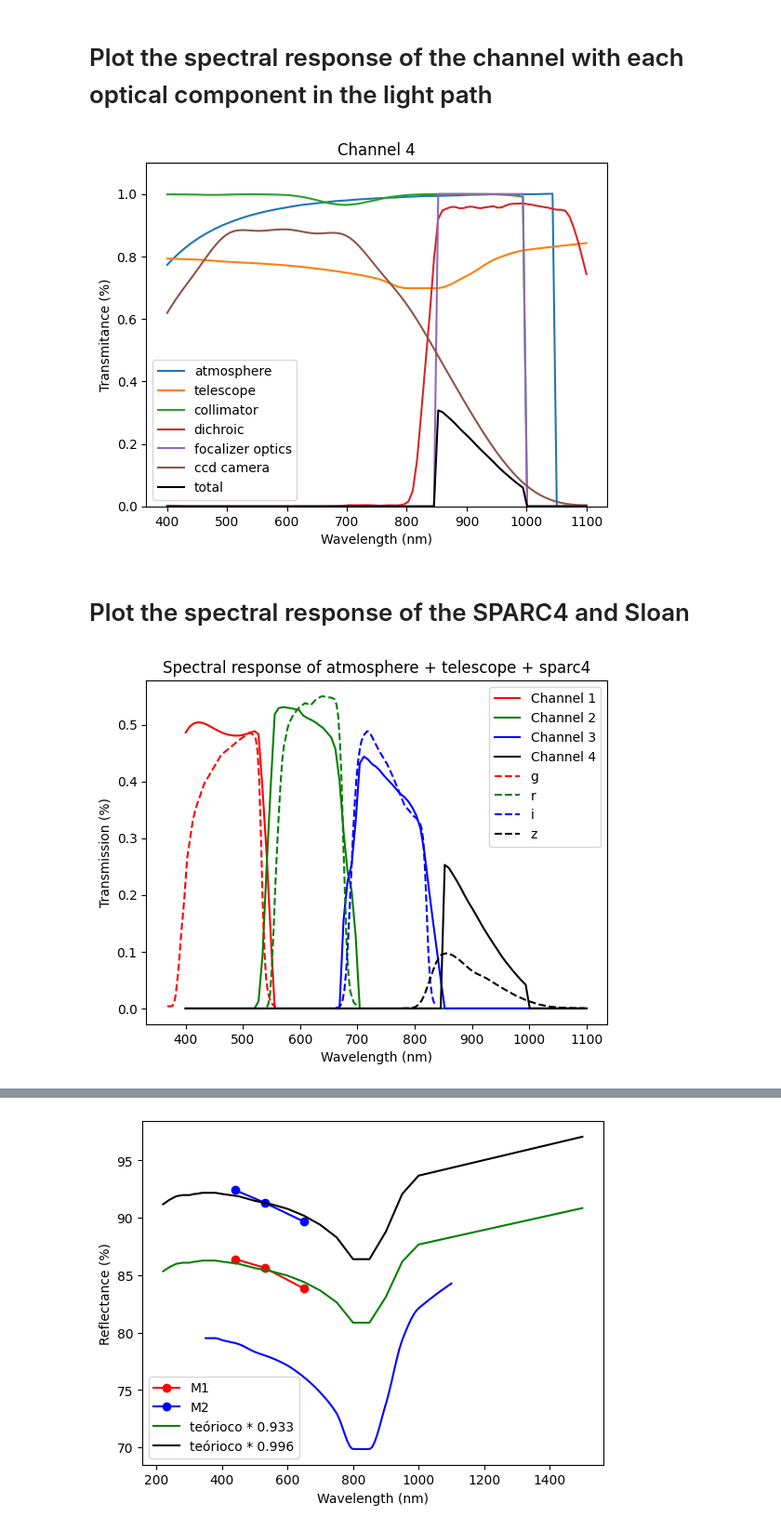
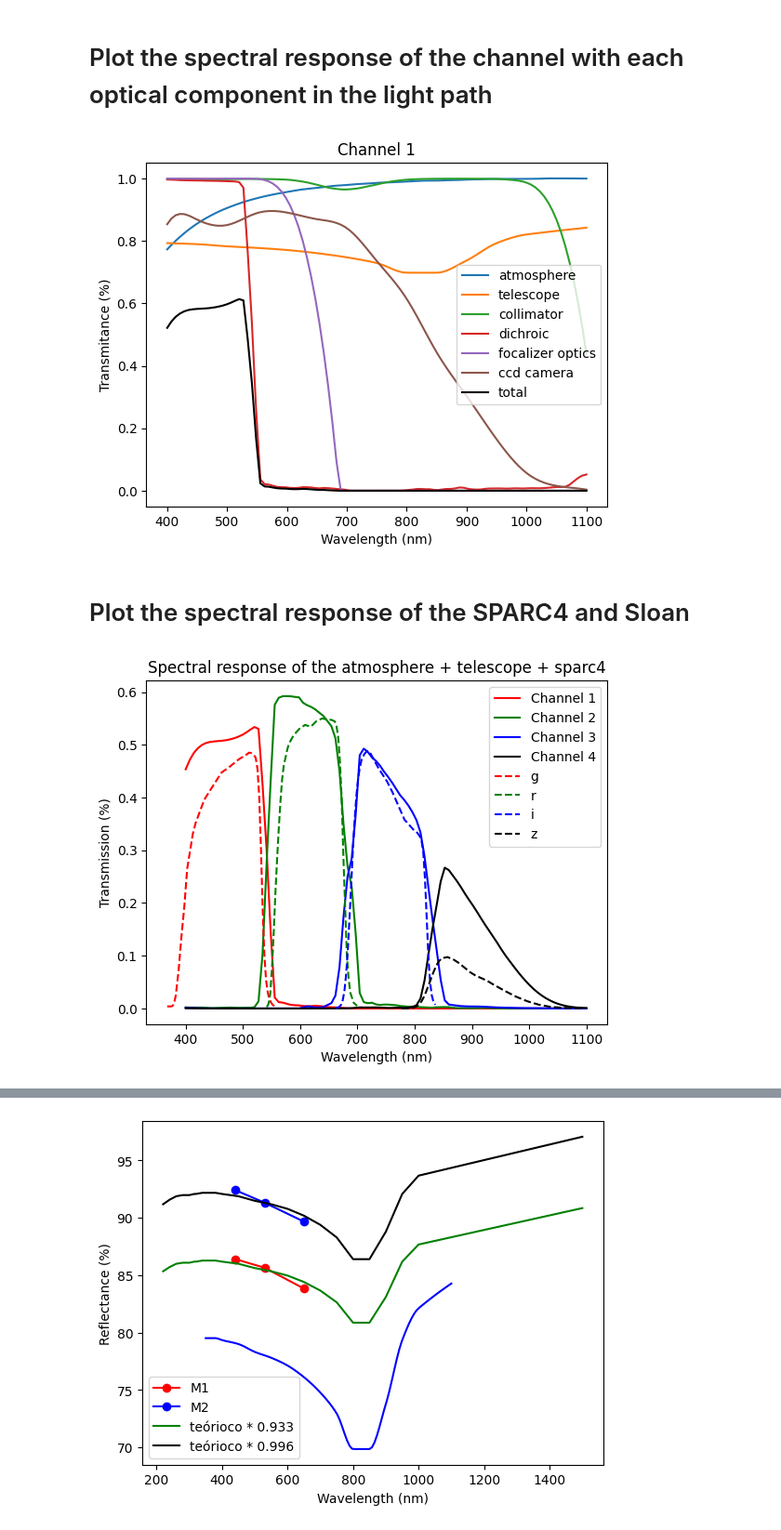
Before and after one commit to DBernardes/AIS, a Jupyter notebook: spectral_responses.ipynb, the cells around one changed output, grey strips where cells are left out. Shown at 93% size. Cells and saved outputs as stored; diff of their text form; code cells hidden in the pictures.

Commit message:
fixing the atmospheric spectral response

```diff
--- a/spectral_responses.ipynb
+++ b/spectral_responses.ipynb
@@ -40,43 +40,43 @@ sr = atm.get_spectral_response(wv, 1, 'photometric')
 sr_total *= sr
 plt.plot(wv, sr, label='atmosphere')
 
 tel = Telescope()
 sr = tel.get_spectral_response(wv)
 sr_total *= sr
 plt.plot(wv, sr, label='telescope')
 
-_channel_id = 4
+_channel_id = 1
 channel = Channel(_channel_id)
 sr = channel.get_spectral_response(wv, 'collimator.csv')
 sr_total *= sr
 plt.plot(wv, sr, label='collimator')
 sr = channel.get_spectral_response(wv, f'Channel {_channel_id}/dichroic.csv')
 sr_total *= sr
 plt.plot(wv, sr, label='dichroic')
 sr = channel.get_spectral_response(wv, f'Channel {_channel_id}/camera.csv')
 sr_total *= sr
 plt.plot(wv, sr, label='focalizer optics')
 sr = channel.get_spectral_response(wv, f'Channel {_channel_id}/ccd.csv')
 sr_total *= sr
 plt.plot(wv, sr, label='ccd camera')
 
 
 plt.plot(wv, sr_total, 'k', label='total')
-plt.legend()
-plt.ylim(0, 1.1)
+plt.legend()#loc='lower right')
+#plt.ylim(0, 1.1)
 plt.xlabel('Wavelength (nm)')
 plt.ylabel('Transmitance (%)')
 plt.title(f'Channel {_channel_id}')
 plt.savefig(os.path.join('notebook','figures', f'Channel {_channel_id}.png'))
 plt.show()
 # %% [output]
-[figure, old version]
+[figure, new version]
 # %% [markdown]
 # Plot the spectral response of the SPARC4 and Sloan
 # %%
 
 
-from AIS.Spectral_Response import Channel, Atmosphere, Telescope
+from AIS.Artificial_Image_Simulator import Artificial_Image_Simulator
 import matplotlib.pyplot as plt
 import numpy as np
 import pandas as pd
@@ -84,20 +84,18 @@ import os
 
 sed = np.ones(100)
 wv = np.linspace(400, 1100, 100)
-atm = Atmosphere()
-sr = atm.get_spectral_response(wv, 1, 'photometric')
-tel = Telescope()
-sr *= tel.get_spectral_response(wv)
 colors = ['r', 'g', 'b', 'k']
+ccd_operation_mode = {
+    'em_mode': 'Conv', 'em_gain': 1, 'preamp': 1, 'readout': 1, 'binn': 1, 't_exp': 1, 'image_size': 100
+}
 for i in [1, 2, 3, 4]:
-    atm = Atmosphere()
-    spectral_response = atm.apply_spectral_response(wv, sed, 1, 'good')
-    tel = Telescope()
-    spectral_response = tel.apply_spectral_response(wv, spectral_response)
-    channel = Channel(i)
-    channel.write_sparc4_operation_mode('photometry')
-    spectral_response = channel.apply_spectral_response(spectral_response, wv)
-    plt.plot(wv, spectral_response, colors[i-1], label=f'Channel {i}')
+    ais = Artificial_Image_Simulator(ccd_operation_mode, channel_id=i, ccd_temperature=-70)
+    ais.write_source_sed(wv, sed)
+    ais.create_sky_sed(moon_phase='new')
+    ais.apply_atmosphere_spectral_response(sky_condition='regular')
+    ais.apply_telescope_spectral_response()
+    ais.apply_sparc4_spectral_response(acquisition_mode='photometry')
+    plt.plot(wv, ais.source_sed, colors[i-1], label=f'Channel {i}')
 
 data = pd.read_csv('notebook/data_files/g_filter.csv')
 plt.plot(data['Wavelength (angstroms)']/10, data['Transmission'], 'r--', label='g')
@@ -116,7 +114,7 @@ plt.title('Spectral response of the atmosphere + telescope + sparc4')
 plt.savefig(os.path.join('notebook', 'figures', 'sparc4_photometry.png'), dpi=300)
 plt.show()
 # %% [output]
-[figure, old version]
+[figure, new version]
 # %%
 
 # Test the atmosphere spectral response
```
Also changed, not shown: parts of 3 cells of this notebook, 13 other files.
